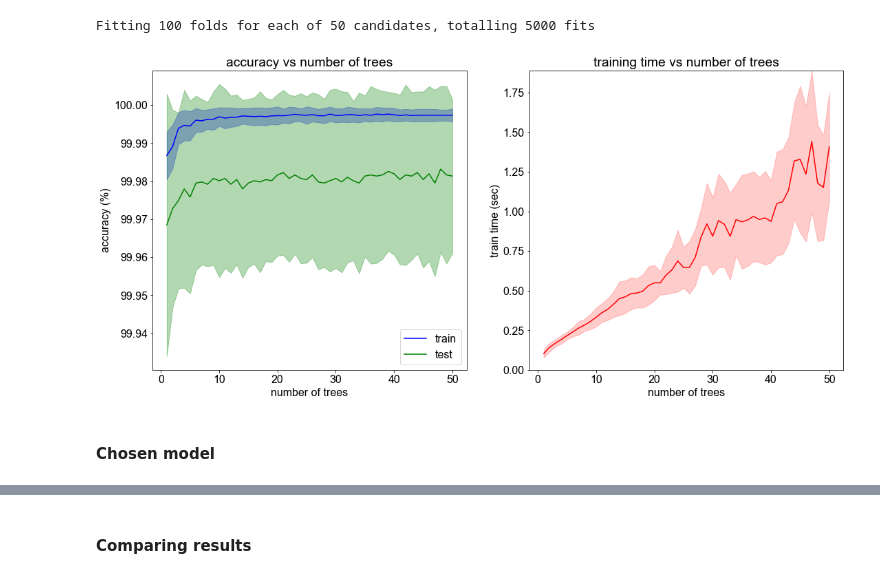
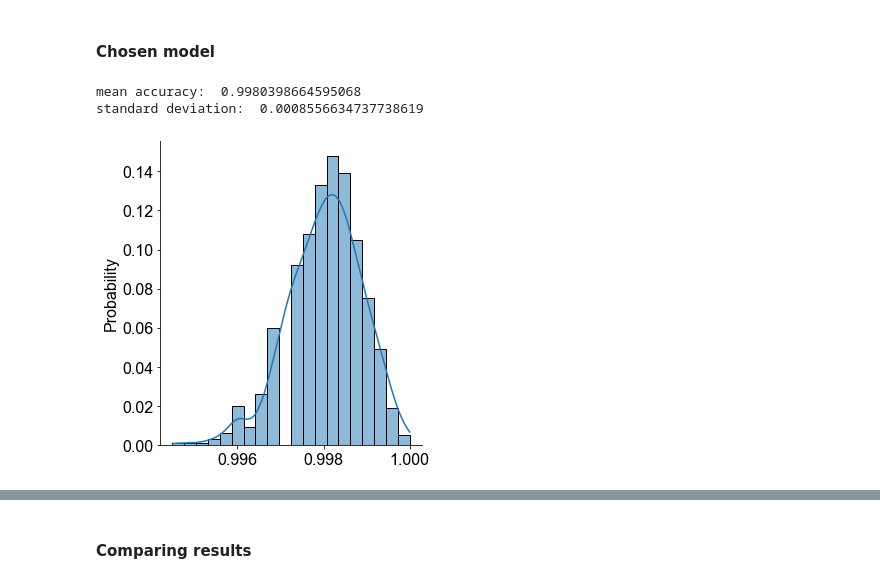
Before and after one commit to dewi-ekker/DNS_Tunnel_Detection_Interface, a Jupyter notebook: testing.ipynb, the cells around one changed output, grey strips where cells are left out. Drawn from its saved outputs; the diff is of its cells as text; code cells hidden in the pictures.

```diff
--- a/testing.ipynb
+++ b/testing.ipynb
@@ -195,10 +185,7 @@ Wall time: 2min 53s
 # %%
-df4 = worsen(df,4)
-x4, y4 = get_xy(df4)
-plot_search({'n_estimators':range(1,51)}, 'number of trees', x=x4, y=y4)
+# df4 = worsen(df,4)
+# x4, y4 = get_xy(df4)
+# plot_search({'n_estimators':range(1,51)}, 'number of trees', x=x4, y=y4)
-# %% [output]
-Fitting 100 folds for each of 50 candidates, totalling 5000 fits
-[figure, removed]
 # %% [markdown]
 #### Chosen model
 # %%
@@ -214,0 +204,28 @@ rf_tuned = RandomForestClassifier(
+# %%
+from sklearn.metrics import accuracy_score
+import seaborn as sb
+
+def perf_dist(rf, x=x, y=y):
+
+    acc_list = []
+    kf = RepeatedStratifiedKFold(n_splits=10, n_repeats=100)
+
+    for train_index, test_index in kf.split(x, y):
+
+        x_train, x_test = x[train_index], x[test_index]
+        y_train, y_test = y[train_index], y[test_index]
+
+        rf.fit(x_train, y_train)
+        y_pred = rf.predict(x_test)
+        acc_list.append(accuracy_score(y_test, y_pred))
+
+    print('mean accuracy: ', np.mean(acc_list))
+    print('standard deviation: ', np.std(acc_list))
+
+    sb.displot(acc_list, bins=20, stat='probability', kde=True, fill=True)
+# %%
+perf_dist(rf_tuned)
+# %% [output]
+mean accuracy:  0.9980398664595068
+standard deviation:  0.0008556634737738619
+[figure, added]
```
Also changed, not shown: parts of 27 cells of this notebook, 2 other files.
